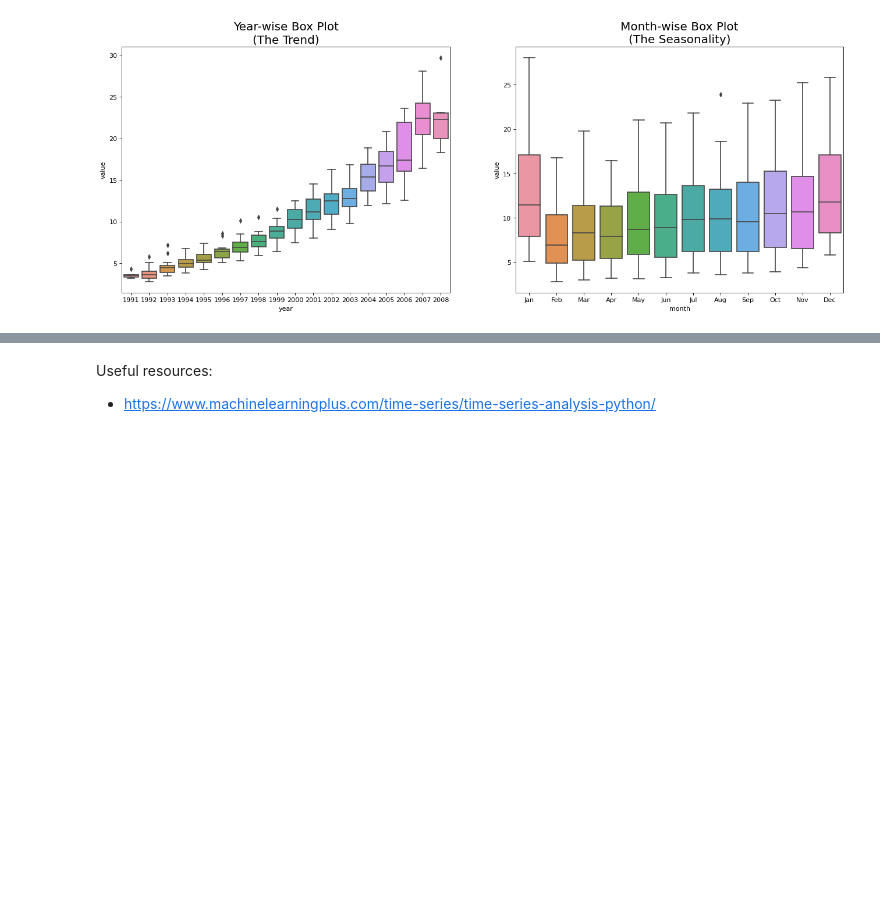
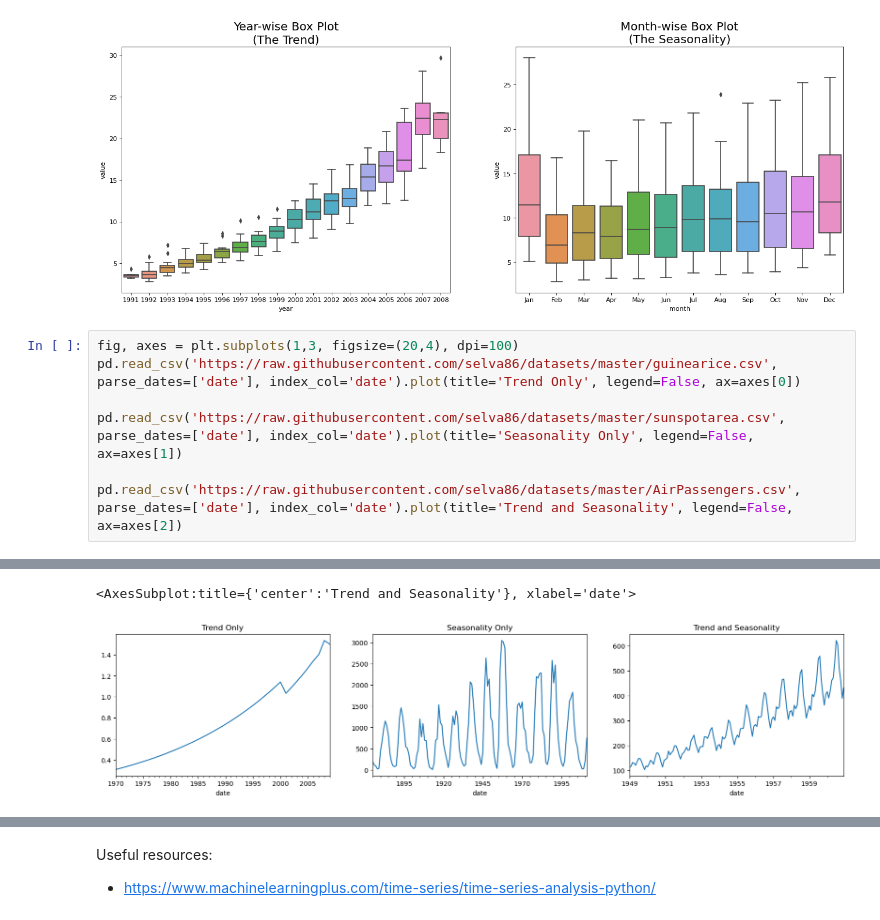
Before and after one commit to nisengweregis/time_series, a Jupyter notebook: time_series_v3.ipynb, the cells around one changed output, grey strips where cells are left out. Cells and saved outputs as stored; diff of their text form; blank space fills up the shorter version.

```diff
--- a/time_series_v3.ipynb
+++ b/time_series_v3.ipynb
@@ -140,3 +140,11 @@ axes[1].set_title('Month-wise Box Plot\n(The Seasonality)', fontsize=18)
 plt.show()
 # %% [output]
 [figure]
+# %%
+fig, axes = plt.subplots(1,3, figsize=(20,4), dpi=100)
+pd.read_csv('https://raw.githubusercontent.com/selva86/datasets/master/guinearice.csv', parse_dates=['date'], index_col='date').plot(title='Trend Only', legend=False, ax=axes[0])
+
+pd.read_csv('https://raw.githubusercontent.com/selva86/datasets/master/sunspotarea.csv', parse_dates=['date'], index_col='date').plot(title='Seasonality Only', legend=False, ax=axes[1])
+
+pd.read_csv('https://raw.githubusercontent.com/selva86/datasets/master/AirPassengers.csv', parse_dates=['date'], index_col='date').plot(title='Trend and Seasonality', legend=False, ax=axes[2])
+# %% [output]
@@ -142,0 +155,2 @@ plt.show()
+<AxesSubplot:title={'center':'Trend and Seasonality'}, xlabel='date'>
+[figure, added]
```
Also changed, not shown: parts of 3 cells of this notebook.
